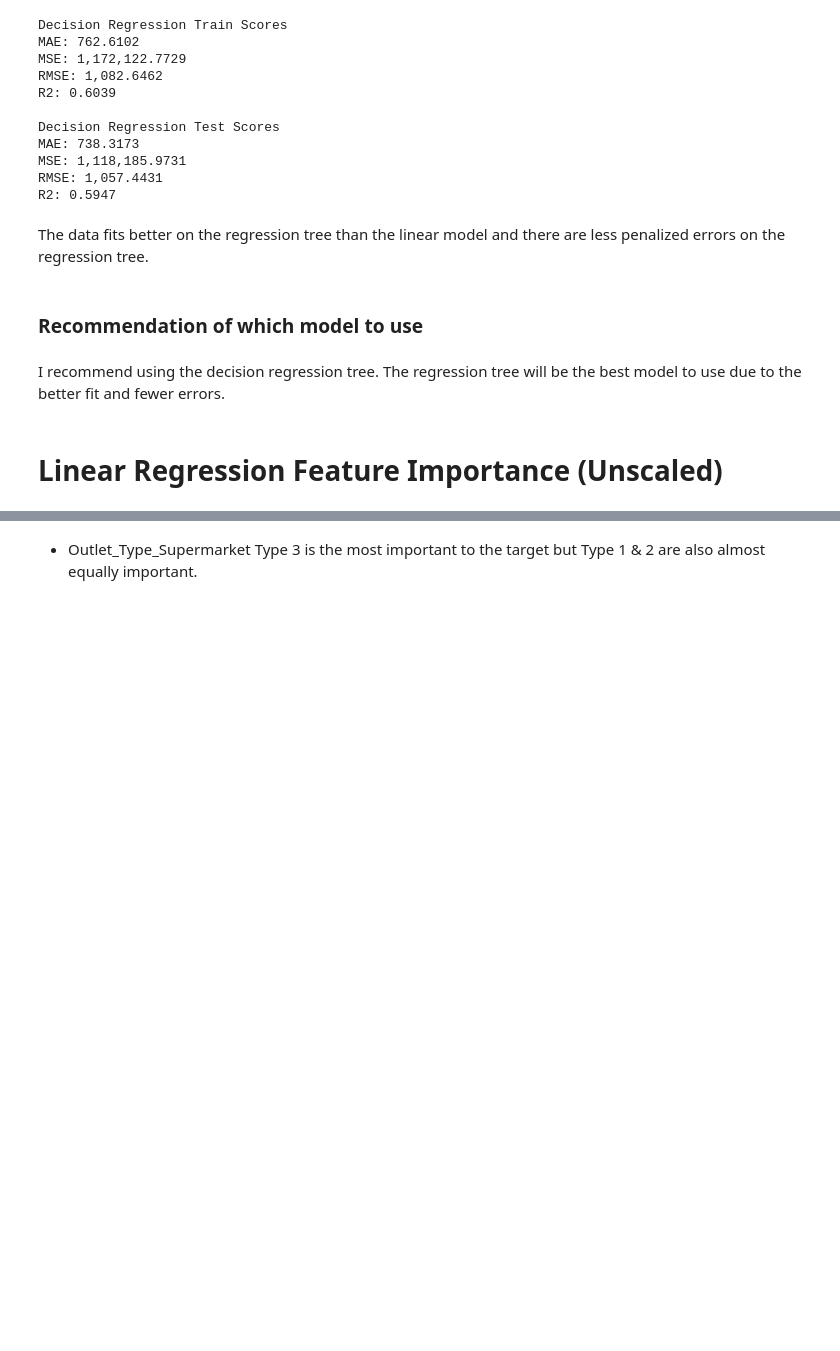
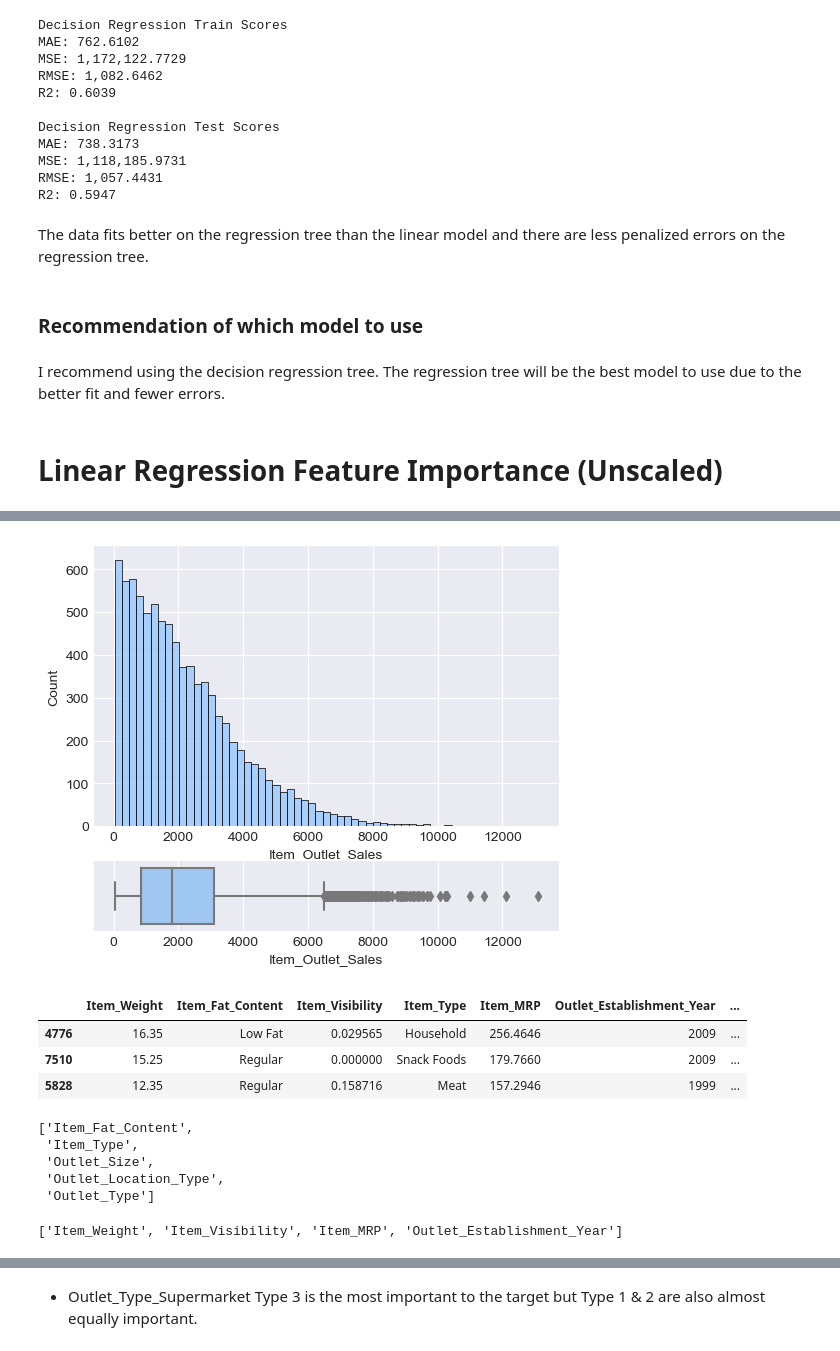
Before and after one commit to CaillahR/Importances-and-Coefficients, a Jupyter notebook: Part 1.ipynb, the cells around one changed output, grey strips where cells are left out. Drawn from its saved outputs; the diff is of its cells as text; code cells hidden in the pictures; blank space fills up the shorter version.

```diff
--- a/Part 1.ipynb
+++ b/Part 1.ipynb
@@ -917,0 +724,44 @@ dtype: float64
+# %%
+target = 'Item_Outlet_Sales'
+
+grid_spec = {'height_ratios':[0.8,0.2]}
+fig, axes = plt.subplots(nrows=2, figsize=(6,5), gridspec_kw=grid_spec)
+
+sns.histplot(data=df, x=target,ax=axes[0])
+sns.boxplot(data=df, x=target, ax=axes[1]);
+# %% [output]
+[figure, added]
+# %%
+# ### Train Test Split
+## Make x and y variables
+target = "Item_Outlet_Sales"
+drop_feats = []
+
+y = df[target].copy()
+X = df.drop(columns=[target, *drop_feats]).copy()
+
+## train-test-split with random state for reproducibility
+X_train, X_test, y_train, y_test = train_test_split(X,y, random_state=42)
+X_train.head(3)
+# %% [output]
+|  | Item_Weight | Item_Fat_Content | Item_Visibility | Item_Type | Item_MRP | Outlet_Establishment_Year | ... |
+| 4776 | 16.35 | Low Fat | 0.029565 | Household | 256.4646 | 2009 | ... |
+| 7510 | 15.25 | Regular | 0.000000 | Snack Foods | 179.7660 | 2009 | ... |
+| 5828 | 12.35 | Regular | 0.158716 | Meat | 157.2946 | 1999 | ... |
+# %%
+## Make categorical preprocessing pipeline
+## make categorical selector and verify it works
+cat_sel = make_column_selector(dtype_include='object')
+cat_sel(X_train)
+# %% [output]
+['Item_Fat_Content',
+ 'Item_Type',
+ 'Outlet_Size',
+ 'Outlet_Location_Type',
+ 'Outlet_Type']
+# %%
+## make numeric selector and verify it works
+num_sel = make_column_selector(dtype_include='number')
+num_sel(X_train)
+# %% [output]
+['Item_Weight', 'Item_Visibility', 'Item_MRP', 'Outlet_Establishment_Year']
```
Also changed, not shown: parts of 125 cells of this notebook, 4 other files.
